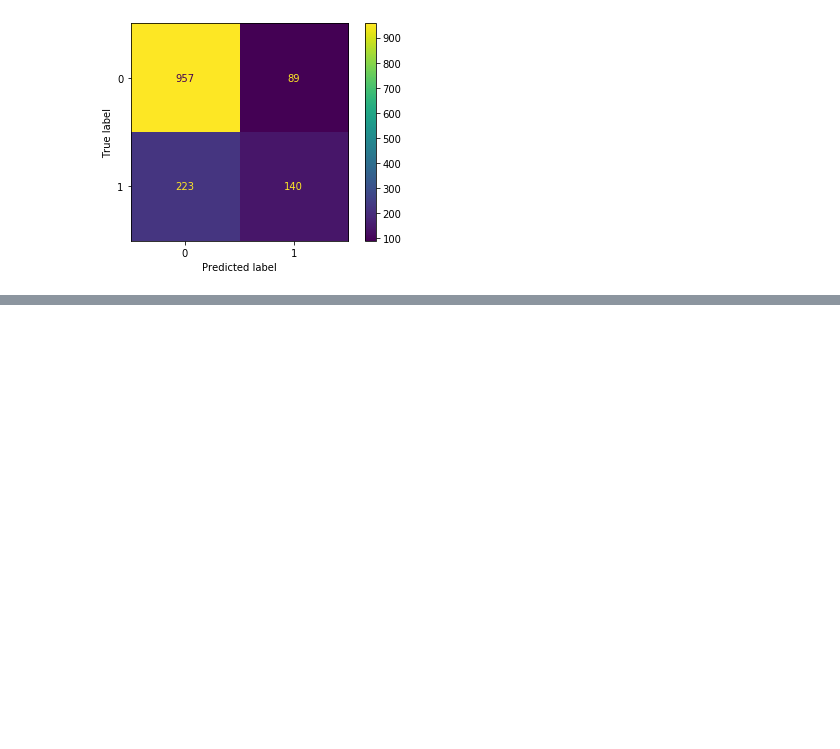
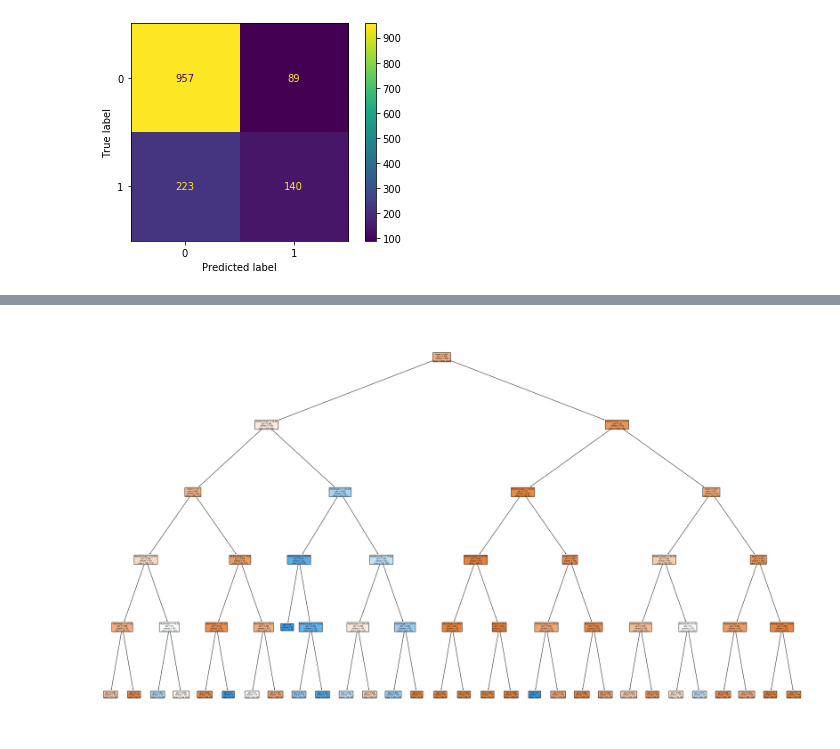
Before and after one commit to Agataplucienik/IronlabAgata, a Jupyter notebook: CHURN.ipynb, the cells around one changed output, grey strips where cells are left out. Cells and saved outputs as stored; diff of their text form; code cells hidden in the pictures; blank space fills up the shorter version.

```diff
--- a/CHURN.ipynb
+++ b/CHURN.ipynb
@@ -318,0 +364,7 @@ disp.plot()
+# %%
+fig, axes = plt.subplots(nrows = 1,ncols = 1,figsize = (34,20))
+
+plot_tree(model,filled = True, rounded=True,feature_names=list(X.columns))
+plt.show()
+# %% [output]
+[figure, added]
```
Also changed, not shown: parts of 11 cells of this notebook.
